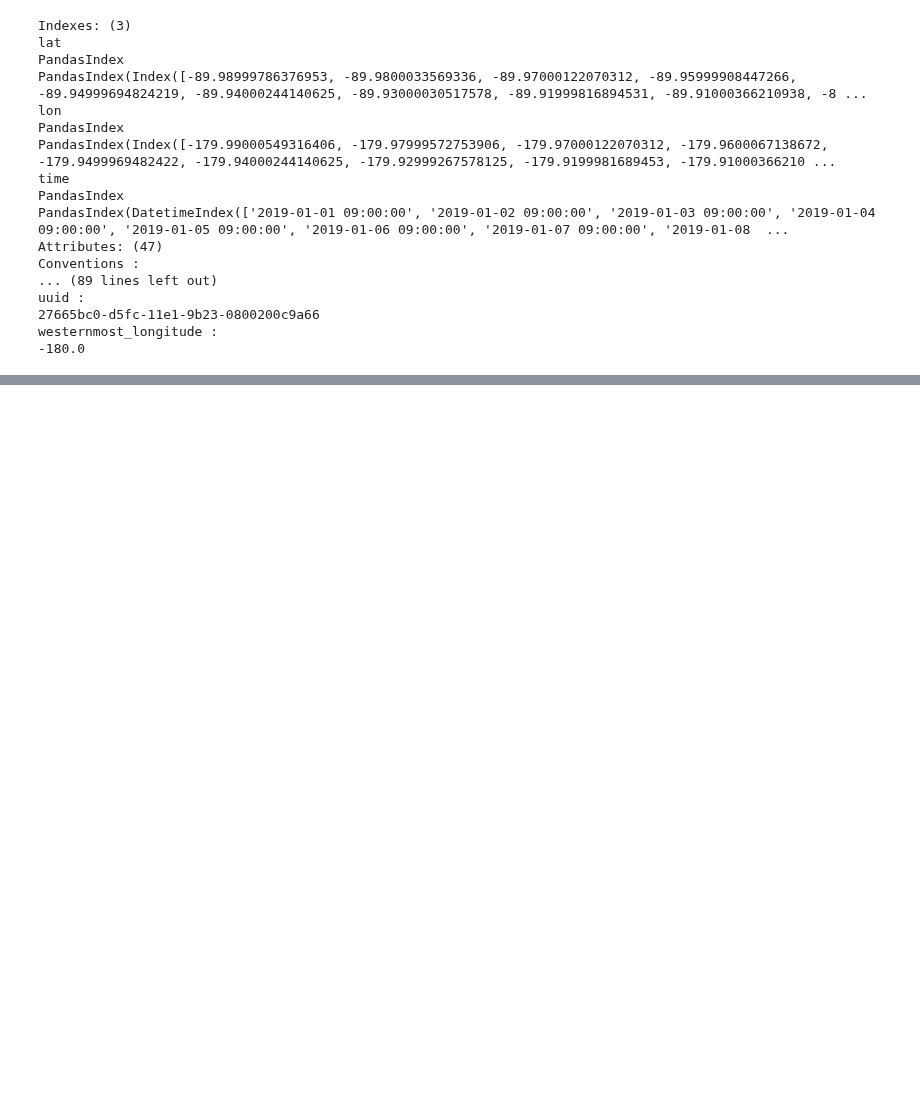
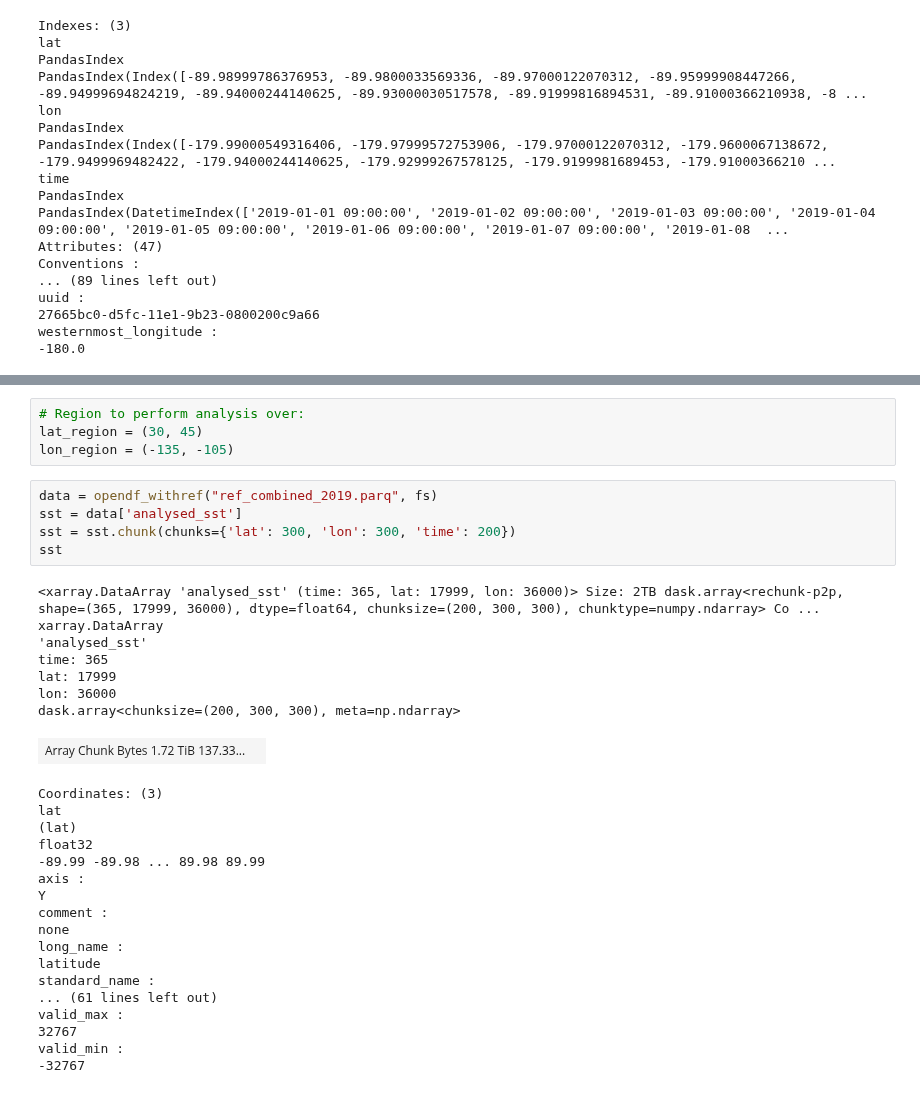
Before and after one commit to DeanHenze/cloud_earthdata, a Jupyter notebook: kerchunk/kerchunk_recipes.ipynb, the cells around one changed output, grey strips where cells are left out. Drawn from its saved outputs; the diff is of its cells as text; blank space fills up the shorter version.

```diff
--- a/kerchunk/kerchunk_recipes.ipynb
+++ b/kerchunk/kerchunk_recipes.ipynb
@@ -982,0 +1010,35 @@ westernmost_longitude :
+# %%
+# Region to perform analysis over:
+lat_region = (30, 45)
+lon_region = (-135, -105)
+# %%
+data = opendf_withref("ref_combined_2019.parq", fs)
+sst = data['analysed_sst']
+sst = sst.chunk(chunks={'lat': 300, 'lon': 300, 'time': 200})
+sst
+# %% [output]
+<xarray.DataArray 'analysed_sst' (time: 365, lat: 17999, lon: 36000)> Size: 2TB dask.array<rechunk-p2p, shape=(365, 17999, 36000), dtype=float64, chunksize=(200, 300, 300), chunktype=numpy.ndarray> Co ...
+xarray.DataArray
+'analysed_sst'
+time: 365
+lat: 17999
+lon: 36000
+dask.array<chunksize=(200, 300, 300), meta=np.ndarray>
+| Array Chunk Bytes 1.72 TiB 137.33... |  |
+Coordinates: (3)
+lat
+(lat)
+float32
+-89.99 -89.98 ... 89.98 89.99
+axis :
+Y
+comment :
+none
+long_name :
+latitude
+standard_name :
+... (61 lines left out)
+valid_max :
+32767
+valid_min :
+-32767
```
Also changed, not shown: parts of 8 cells of this notebook.
